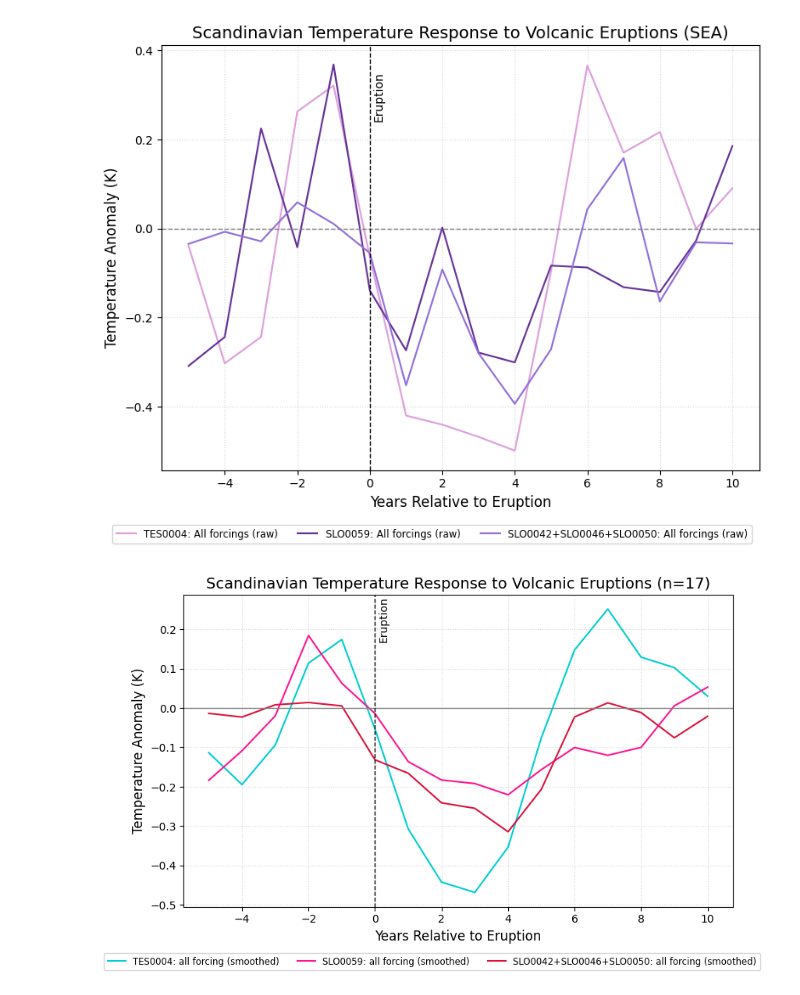
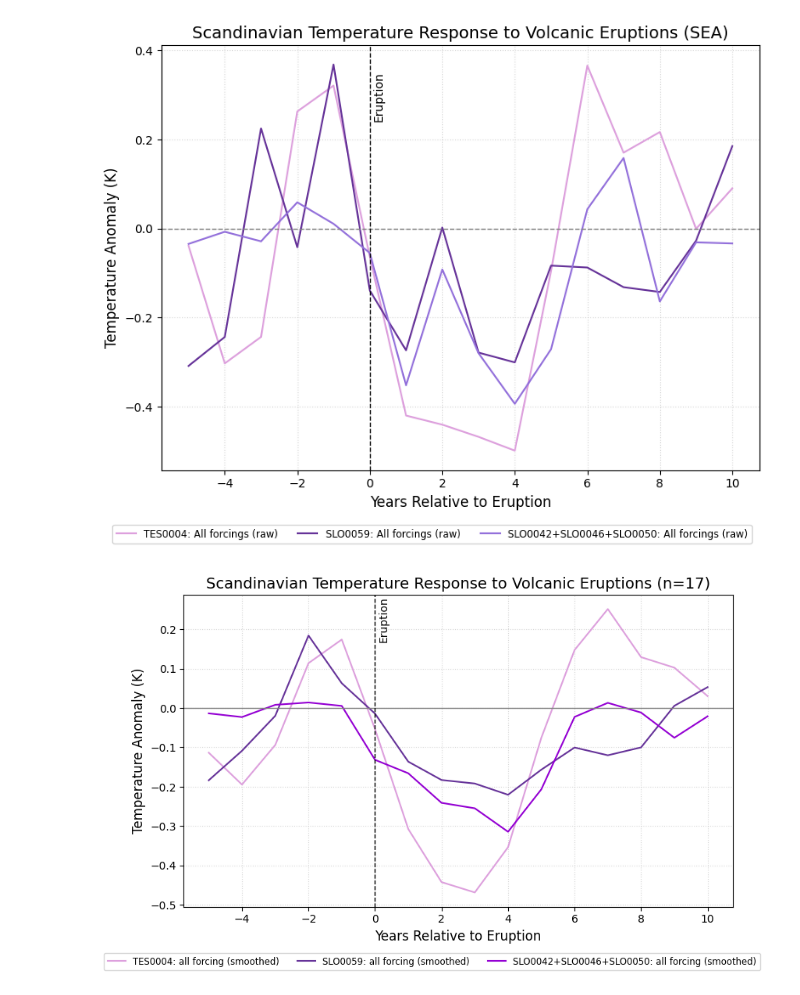
Before and after one commit to EliHHogemo/lia, a Jupyter notebook: SEA_scandinavia.ipynb, the cells around one changed output. Cells and saved outputs as stored; diff of their text form; code cells hidden in the pictures.

Commit message:
changed a color

```diff
--- a/SEA_scandinavia.ipynb
+++ b/SEA_scandinavia.ipynb
@@ -231,30 +231,30 @@ mean_response_all_forcing_smoothed = rolling_mean(mean_response_all_forcing, win
 # %%
 fig, ax = plt.subplots(figsize=(8, 5))
 
 # Smoothed lines
-ax.plot(window_tes, mean_response_tes_smoothed, color='darkturquoise', label='TES0004: all forcing (smoothed)')
-ax.plot(window_slo, mean_response_slo_smoothed, color='deeppink', label='SLO0059: all forcing (smoothed)')
-ax.plot(window_all_forcing, mean_response_all_forcing_smoothed, color='crimson', label='SLO0042+SLO0046+SLO0050: all forcing (smoothed)')
+ax.plot(window_tes, mean_response_tes_smoothed, color='plum', label='TES0004: all forcing (smoothed)')
+ax.plot(window_slo, mean_response_slo_smoothed, color='rebeccapurple', label='SLO0059: all forcing (smoothed)')
+ax.plot(window_all_forcing, mean_response_all_forcing_smoothed, color='darkviolet', label='SLO0042+SLO0046+SLO0050: all forcing (smoothed)')
 
 ax.axhline(0, color='gray', linestyle='-', lw=1)
 ax.axvline(0, color='black', linestyle='--', lw=1)
 ax.text(0.1, ax.get_ylim()[1]*0.6, 'Eruption', rotation=90, color='black')
 
 ax.set_ylabel('Temperature Anomaly (K)', fontsize=12)
 ax.set_xlabel('Years Relative to Eruption', fontsize=12)
 ax.set_title(f'Scandinavian Temperature Response to Volcanic Eruptions (n={len(eruptions)})', fontsize=14)
 
 ax.grid(True, linestyle=':', alpha=0.5)
 handles, labels = ax.get_legend_handles_labels()
 fig.legend(
     handles, labels,
     loc='lower center',
     bbox_to_anchor=(0.5, -0.05),
     ncol=6,
     fontsize='small',
     frameon=True
 )
 plt.tight_layout()
 plt.show()
 # %% [output]
-[figure, old version]
+[figure, new version]
```
